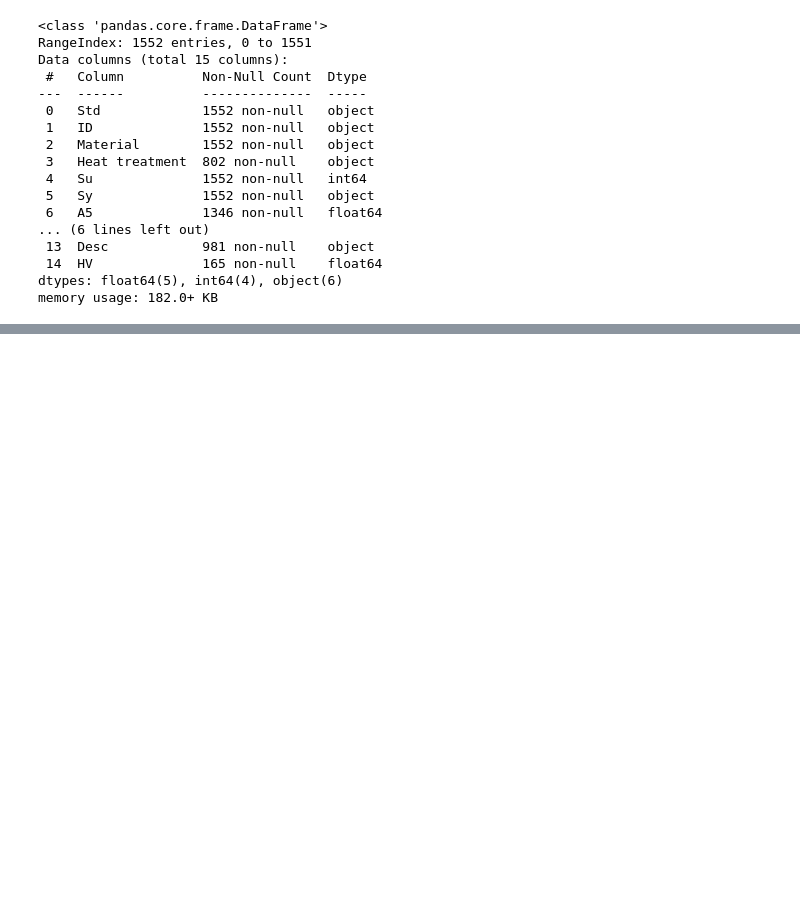
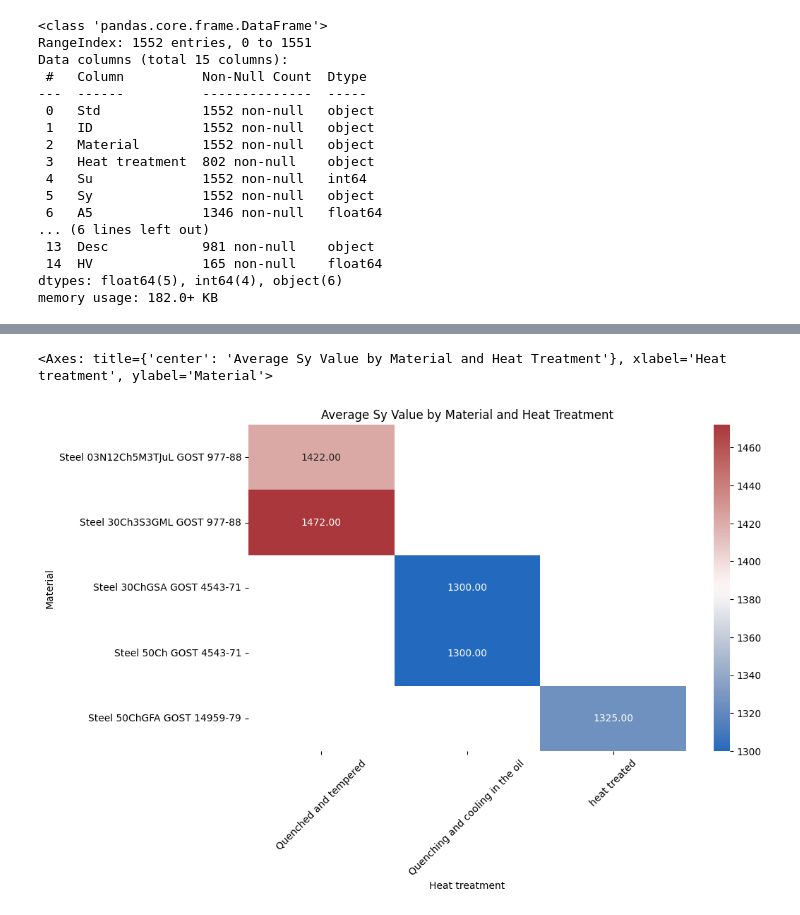
Before and after one commit to GALLP900/CodAcG_Github, a Jupyter notebook: Python_Projects/Materials Mechanical/MechanicalProperties.ipynb, the cells around one changed output, grey strips where cells are left out. Saved outputs shown, nothing was run; the diff lists cells and outputs as text; code cells hidden in the pictures; blank space fills up the shorter version.

```diff
--- a/Python_Projects/Materials Mechanical/MechanicalProperties.ipynb
+++ b/Python_Projects/Materials Mechanical/MechanicalProperties.ipynb
@@ -84,0 +141,3 @@ df.groupby(["Heat treatment"])[["Su", "Sy", "A5", "E"]].agg("mean")
+# %%
+df_gost = material_names(df, "GOST")
+df_gost
@@ -84,0 +206,5 @@ df.groupby(["Heat treatment"])[["Su", "Sy", "A5", "E"]].agg("mean")
+# %%
+standard_plots(df_gost.head())
+# %% [output]
+<Axes: title={'center': 'Average Sy Value by Material and Heat Treatment'}, xlabel='Heat treatment', ylabel='Material'>
+[figure, added]
```
Also changed, not shown: parts of 12 cells of this notebook, 1 other file.
